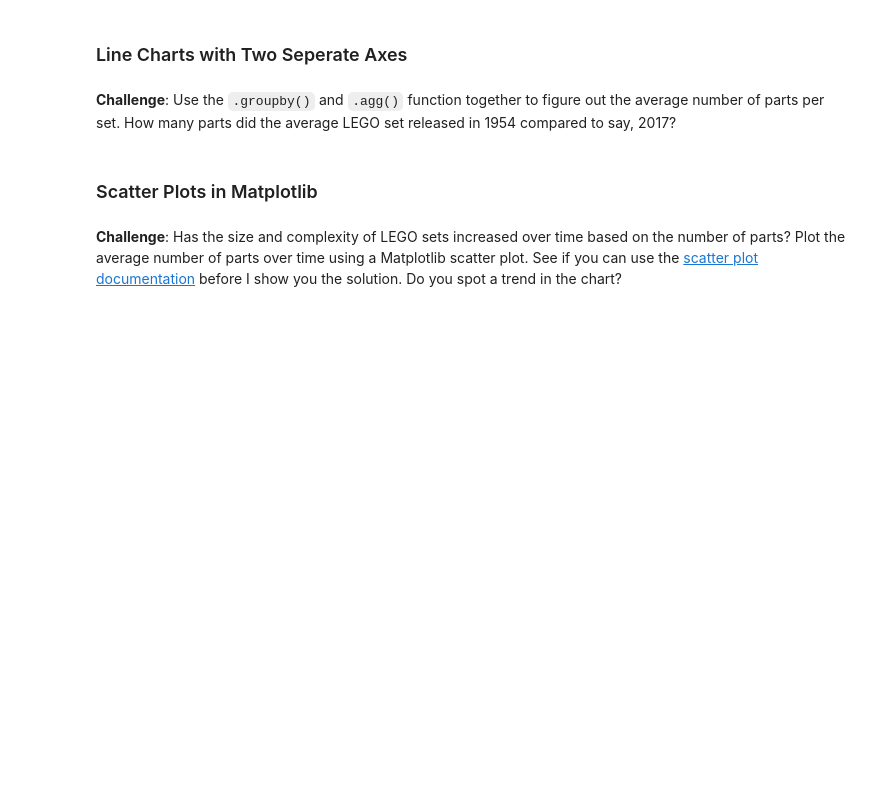
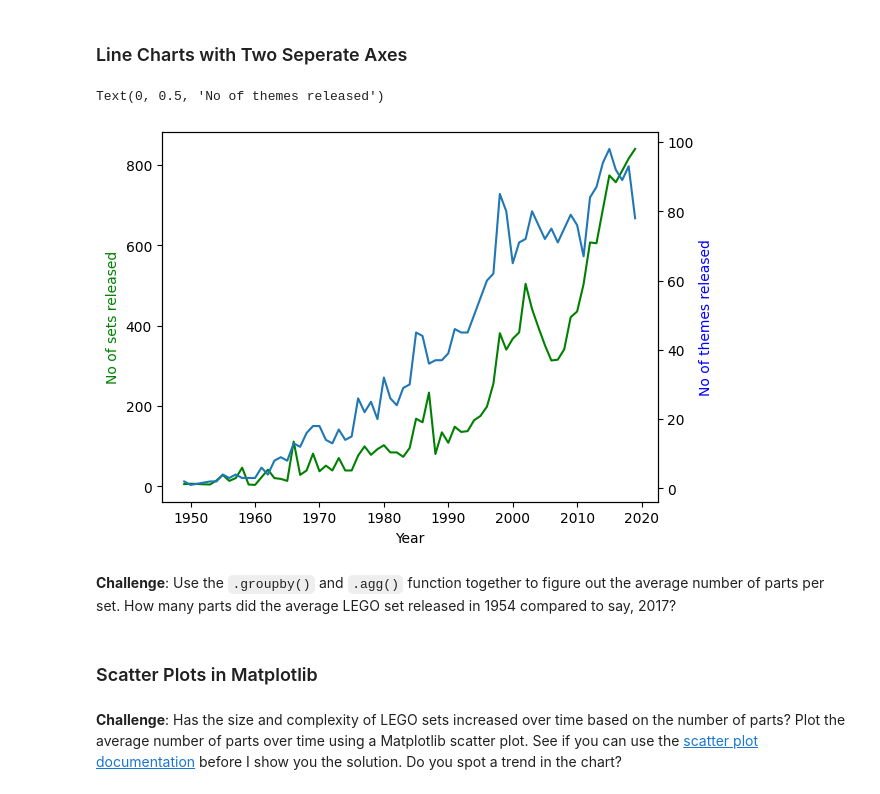
Before and after one commit to keshavpj1711/Python_100-Days, a Jupyter notebook: Advanced/74AnalyzeLegoDataset/LegoDatasetAnalyze.ipynb, the cells around one changed output. Saved outputs shown, nothing was run; the diff lists cells and outputs as text; code cells hidden in the pictures; blank space fills up the shorter version.

```diff
--- a/Advanced/74AnalyzeLegoDataset/LegoDatasetAnalyze.ipynb
+++ b/Advanced/74AnalyzeLegoDataset/LegoDatasetAnalyze.ipynb
@@ -246,5 +249,21 @@ plt.plot(themes_by_year.index[:-2], themes_by_year.nr_themes[:-2])
 # %% [markdown]
 ### Line Charts with Two Seperate Axes
+# %%
+# Creating two seperate axes
+ax1 = plt.gca() # get current axes
+ax2 = ax1.twinx()
+
+# Plotting both graphs here
+ax1.plot(sets_by_year.index[:-2], sets_by_year.set_num[:-2], color='g')
+ax2.plot(themes_by_year.index[:-2], themes_by_year.nr_themes[:-2])
+
+# Now cofiguring graphs for both axis
+ax1.set_xlabel('Year')
+ax1.set_ylabel('No of sets released', color='green')
+ax2.set_ylabel('No of themes released', color='blue')
+# %% [output]
+Text(0, 0.5, 'No of themes released')
+[figure, added]
 # %% [markdown]
 **Challenge**: Use the <code>.groupby()</code> and <code>.agg()</code> function together to figure out the average number of parts per set. How many parts did the average LEGO set released in 1954 compared to say, 2017?
 # %% [markdown]
```
Also changed, not shown: parts of 1 cell of this notebook.
